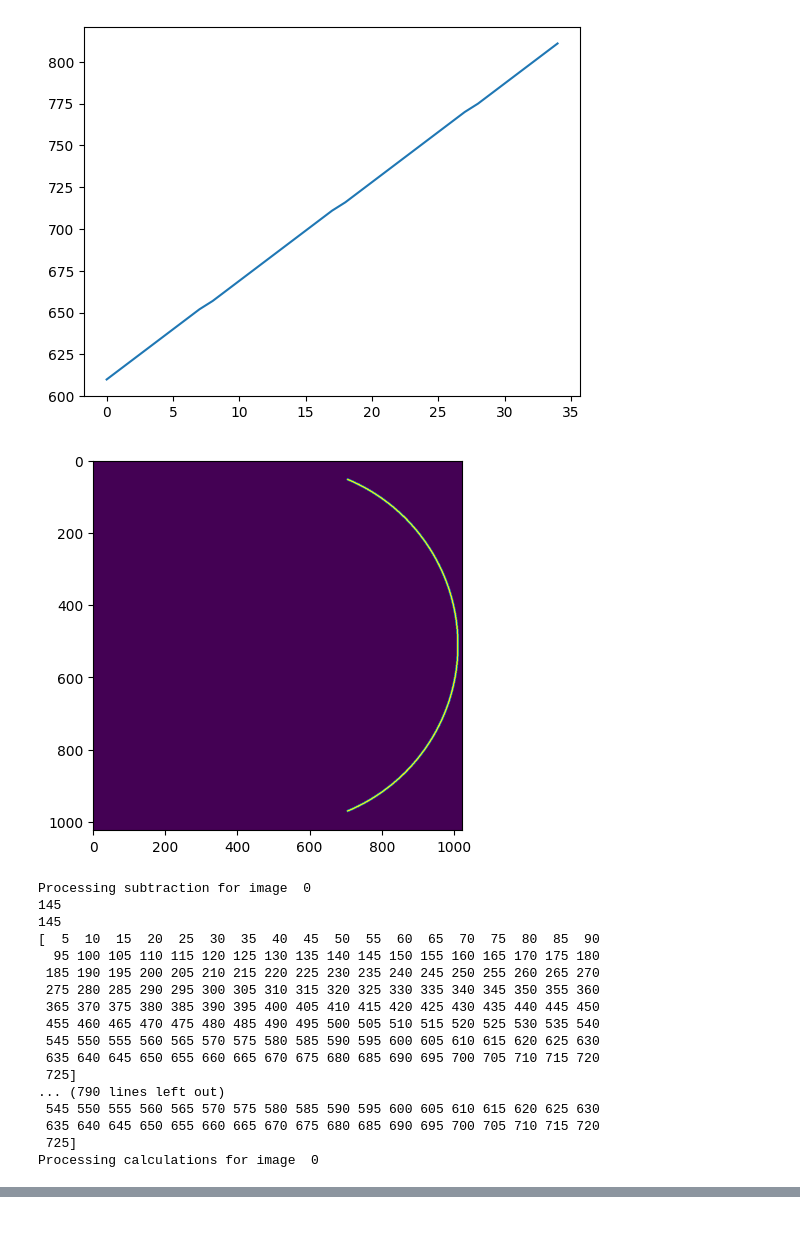
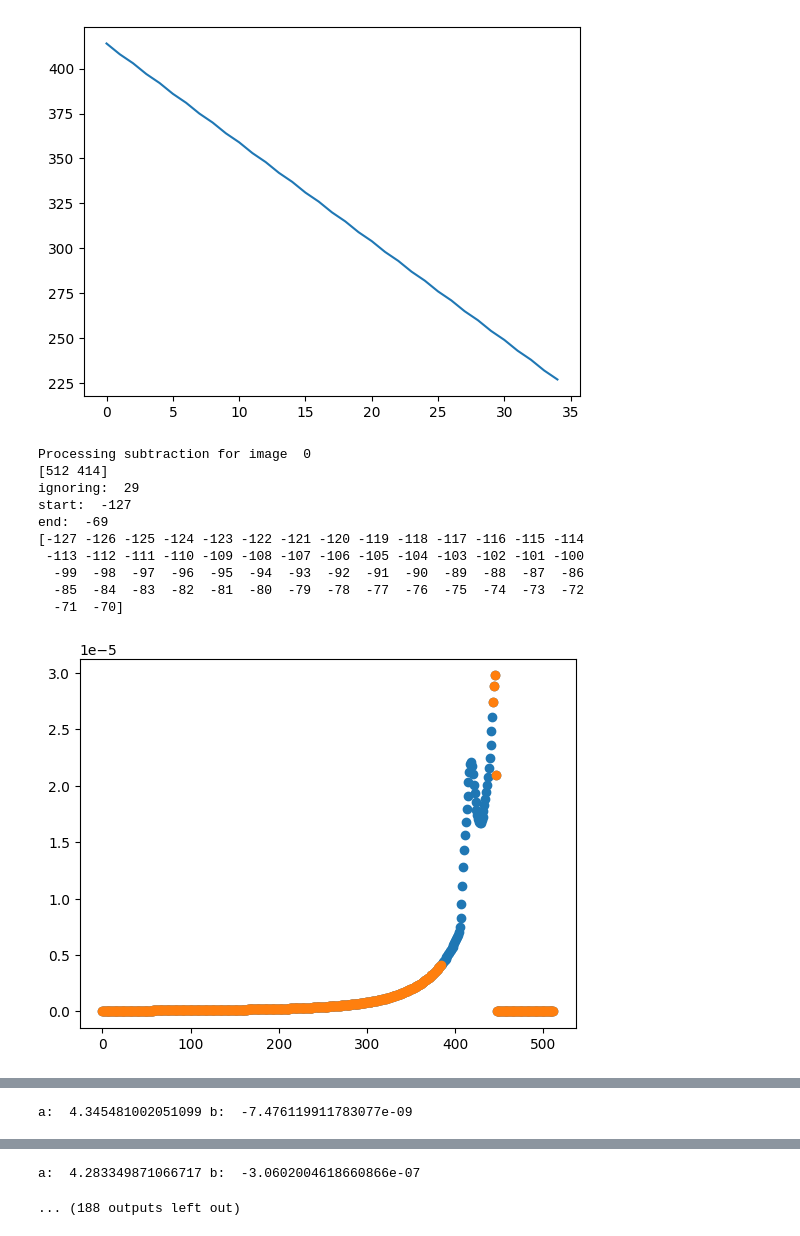
Before and after one commit to nathaniellaurent/CME-polarization, a Jupyter notebook: Scripts/CME_benchmark.ipynb, the cells around one changed output, grey strips where cells are left out. Drawn from its saved outputs; the diff is of its cells as text; code cells hidden in the pictures.

Commit message:
added more charts

```diff
--- a/Scripts/CME_benchmark.ipynb
+++ b/Scripts/CME_benchmark.ipynb
@@ -66,59 +66,52 @@ negMats = np.empty((len(pBdata),len(pBdata[0]),len(pBdata[0][0])))
 kernel_size = 5
 kernel = np.full((kernel_size, kernel_size), 1/(kernel_size*kernel_size))
 
-allIndices = calculateRadialBands(pBdata[0],direction='right')
+# allIndices = calculateRadialBands(pBdata[0],direction='left')
 
 # print(allIndices)
 
 # for i in range(len(pBdata)):
 #     pBdata[i] = signal.convolve2d(pBdata[i], kernel, mode='same', boundary='fill')
 #     tBdata[i] = signal.convolve2d(tBdata[i], kernel, mode='same', boundary='fill')
 
 
 
 for i in range(len(pBdata)):
     print("Processing subtraction for image ", i)
 
     #choose subtraction method
-    median_values_pb, r_values = calculateMedianPixelValues(pBdata[i],allIndices)
-    median_values_tb, r_values = calculateMedianPixelValues(tBdata[i],allIndices)
+    # median_values_pb, r_values = calculateMedianPixelValues(pBdata[i],allIndices)
+    # median_values_tb, r_values = calculateMedianPixelValues(tBdata[i],allIndices)
     # median_values = median_values[13:]
     # r_values = r_values[13:]
 
 
 
-    # pBdata[i] = functionFitSubtract(pBdata[i], front_array_absolute[i,:], 'right')
-    # tBdata[i] = functionFitSubtract(tBdata[i], front_array_absolute[i,:], 'right')
-    pBdata[i] = subtractRadialMedian(pBdata[i], median_values_pb)
-    tBdata[i] = subtractRadialMedian(tBdata[i],median_values_tb)
+    pBdata[i] = functionFitSubtract(pBdata[i], front_array_absolute[i,:], 'right')
+    tBdata[i] = functionFitSubtract(tBdata[i], front_array_absolute[i,:], 'right')
+    # pBdata[i] = subtractRadialMedian(pBdata[i], median_values_pb)
+    # tBdata[i] = subtractRadialMedian(tBdata[i],median_values_tb)
     # pBdata[i] = minSmooth(pBdata[i], 50)
     # tBdata[i] = minSmooth(tBdata[i], 50)
 
     # pBdata[i],tBdata[i] = nearbyPointSubtract(pBdata[i],tBdata[i], front_array_absolute[i], 30, allIndices, direction='left')
 
 
 for i in range(len(pBdata)):
     print("Processing calculations for image ", i)
     posMat, negMat = calculateExitAngles(pBdata[i], tBdata[i], (xMin,xMax), (yMin,yMax))
     posMats[i] = posMat
     negMats[i] = negMat
 # %% [output]
-[figure, old version]
+[figure, new version]
+Processing subtraction for image  0
+[512 414]
+ignoring:  29
+start:  -127
+end:  -69
+[-127 -126 -125 -124 -123 -122 -121 -120 -119 -118 -117 -116 -115 -114
+ -113 -112 -111 -110 -109 -108 -107 -106 -105 -104 -103 -102 -101 -100
+  -99  -98  -97  -96  -95  -94  -93  -92  -91  -90  -89  -88  -87  -86
+  -85  -84  -83  -82  -81  -80  -79  -78  -77  -76  -75  -74  -73  -72
+  -71  -70]
-[figure, old version]
+[figure, new version]
-Processing subtraction for image  0
-145
-145
-[  5  10  15  20  25  30  35  40  45  50  55  60  65  70  75  80  85  90
-  95 100 105 110 115 120 125 130 135 140 145 150 155 160 165 170 175 180
- 185 190 195 200 205 210 215 220 225 230 235 240 245 250 255 260 265 270
- 275 280 285 290 295 300 305 310 315 320 325 330 335 340 345 350 355 360
- 365 370 375 380 385 390 395 400 405 410 415 420 425 430 435 440 445 450
- 455 460 465 470 475 480 485 490 495 500 505 510 515 520 525 530 535 540
- 545 550 555 560 565 570 575 580 585 590 595 600 605 610 615 620 625 630
- 635 640 645 650 655 660 665 670 675 680 685 690 695 700 705 710 715 720
- 725]
-... (790 lines left out)
- 545 550 555 560 565 570 575 580 585 590 595 600 605 610 615 620 625 630
- 635 640 645 650 655 660 665 670 675 680 685 690 695 700 705 710 715 720
- 725]
-Processing calculations for image  0
@@ -141,0 +131 @@ Processing calculations for image  34
+a:  4.345481002051099 b:  -7.476119911783077e-09
@@ -142,3 +145,5 @@ Processing calculations for image  34
+a:  4.283349871066717 b:  -3.0602004618660866e-07
+... (188 outputs left out)
 # %%
 # xMin = 0
 # xMax = 500
```
Also changed, not shown: parts of 3 cells of this notebook, 5 other files.
